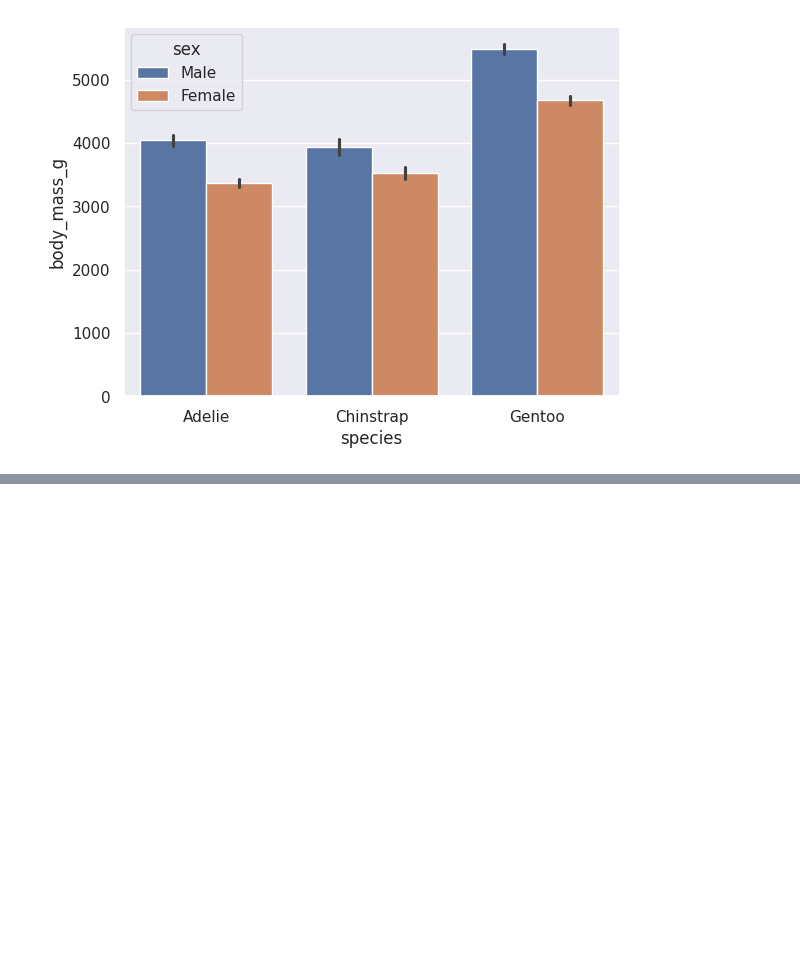
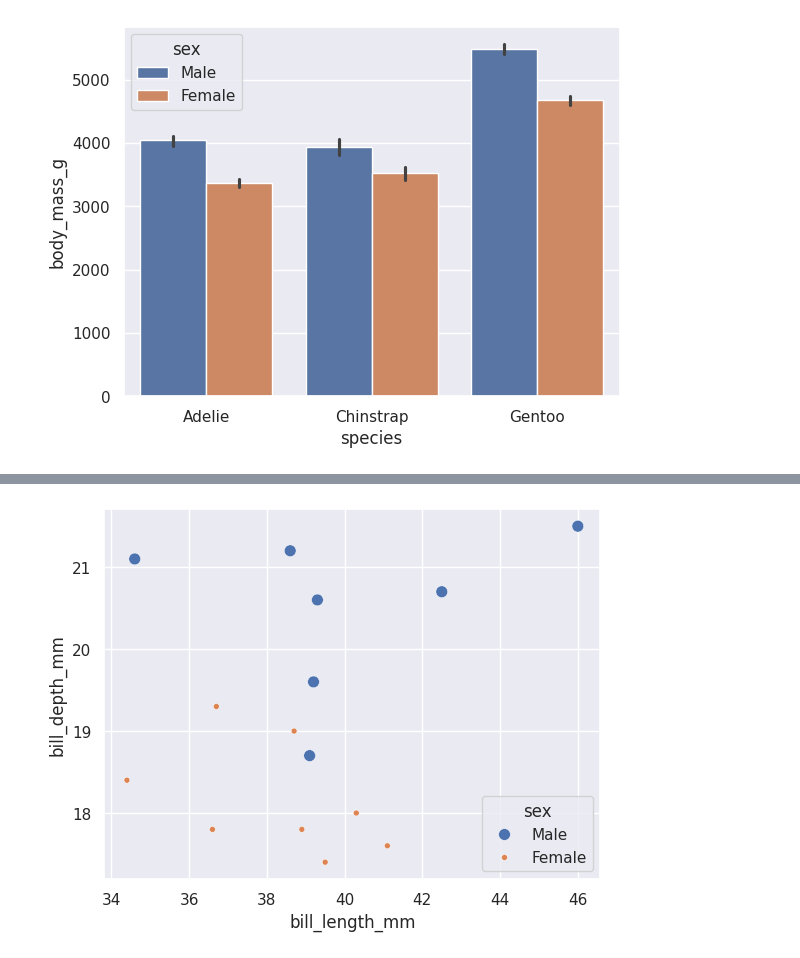
Before and after one commit to anjali801/Data-science-45-internship, a Jupyter notebook: Day21.ipynb, the cells around one changed output, grey strips where cells are left out. Saved outputs shown, nothing was run; the diff lists cells and outputs as text; code cells hidden in the pictures; blank space fills up the shorter version.

```diff
--- a/Day21.ipynb
+++ b/Day21.ipynb
@@ -343,0 +386,5 @@ plt.show()
+# %%
+sns.scatterplot(x="bill_length_mm",y="bill_depth_mm",data=var,hue="sex",size ="sex")
+plt.show()
+# %% [output]
+[figure, added]
```
Also changed, not shown: parts of 10 cells of this notebook.
